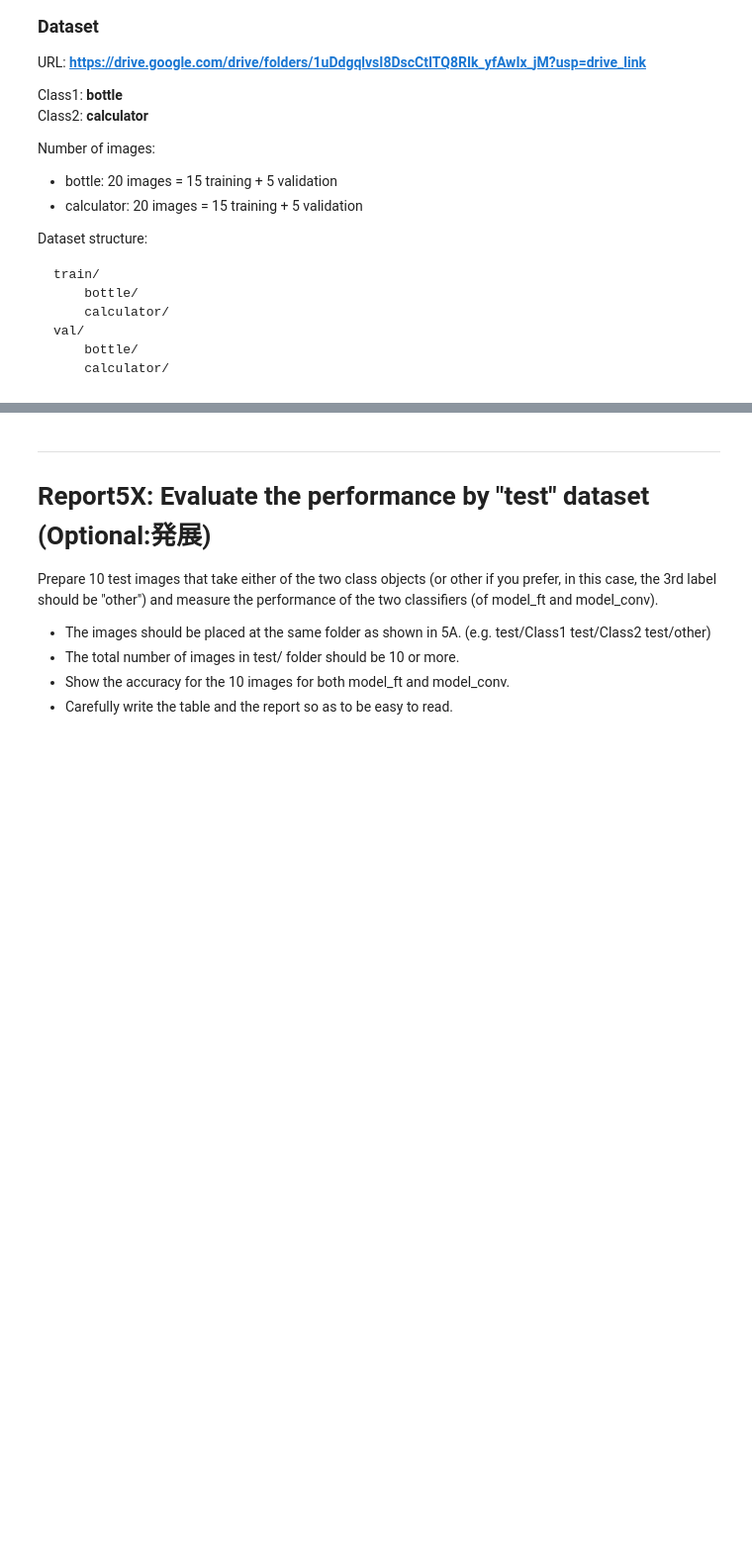
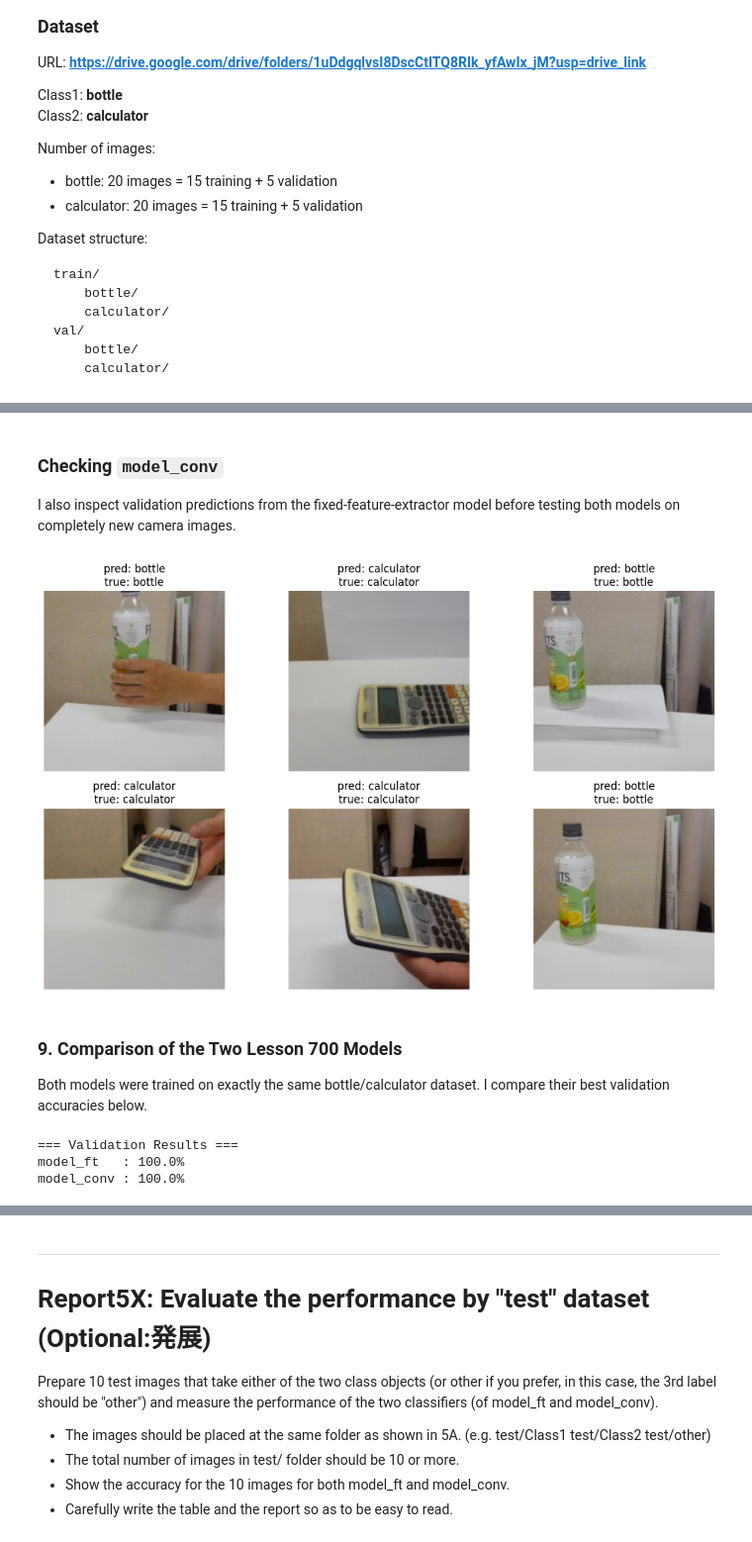
Before and after one commit to maitrungtung/IMIS_Machine_Learning, a Jupyter notebook: Report/IMISToolA2026_Report5.ipynb, the cells around one changed output, grey strips where cells are left out. Shown at 99% size. Cells and saved outputs as stored; diff of their text form; code cells hidden in the pictures; blank space fills up the shorter version.

```diff
--- a/Report/IMISToolA2026_Report5.ipynb
+++ b/Report/IMISToolA2026_Report5.ipynb
@@ -203,0 +317,11 @@ plt.show()
+# %%
+model_conv = models.resnet18(weights=weights)
+for param in model_conv.parameters(): param.requires_grad = False
+
+model_conv.fc = nn.Linear(model_conv.fc.in_features, len(class_names))
+model_conv = model_conv.to(device)
+
+optimizer_conv = optim.SGD(model_conv.fc.parameters(), lr=0.001, momentum=0.9)
+scheduler_conv = lr_scheduler.StepLR(optimizer_conv, step_size=7, gamma=0.1)
+
+model_conv, hist_conv, best_conv = train_model(model_conv, criterion, optimizer_conv, scheduler_conv, num_epochs=15)
@@ -203,0 +346,20 @@ plt.show()
+# %% [markdown]
+### **Checking `model_conv`**
+
+I also inspect validation predictions from the fixed-feature-extractor model before testing both models on completely new camera images.
+# %%
+visualize_model(model_conv)
+# %% [output]
+[figure, added]
+# %% [markdown]
+### **9. Comparison of the Two Lesson 700 Models**
+
+Both models were trained on exactly the same bottle/calculator dataset. I compare their best validation accuracies below.
+# %%
+print("=== Validation Results ===")
+print(f"model_ft   : {best_ft*100:.1f}%")
+print(f"model_conv : {best_conv*100:.1f}%")
+# %% [output]
+=== Validation Results ===
+model_ft   : 100.0%
+model_conv : 100.0%
```
Also changed, not shown: parts of 30 cells of this notebook.
